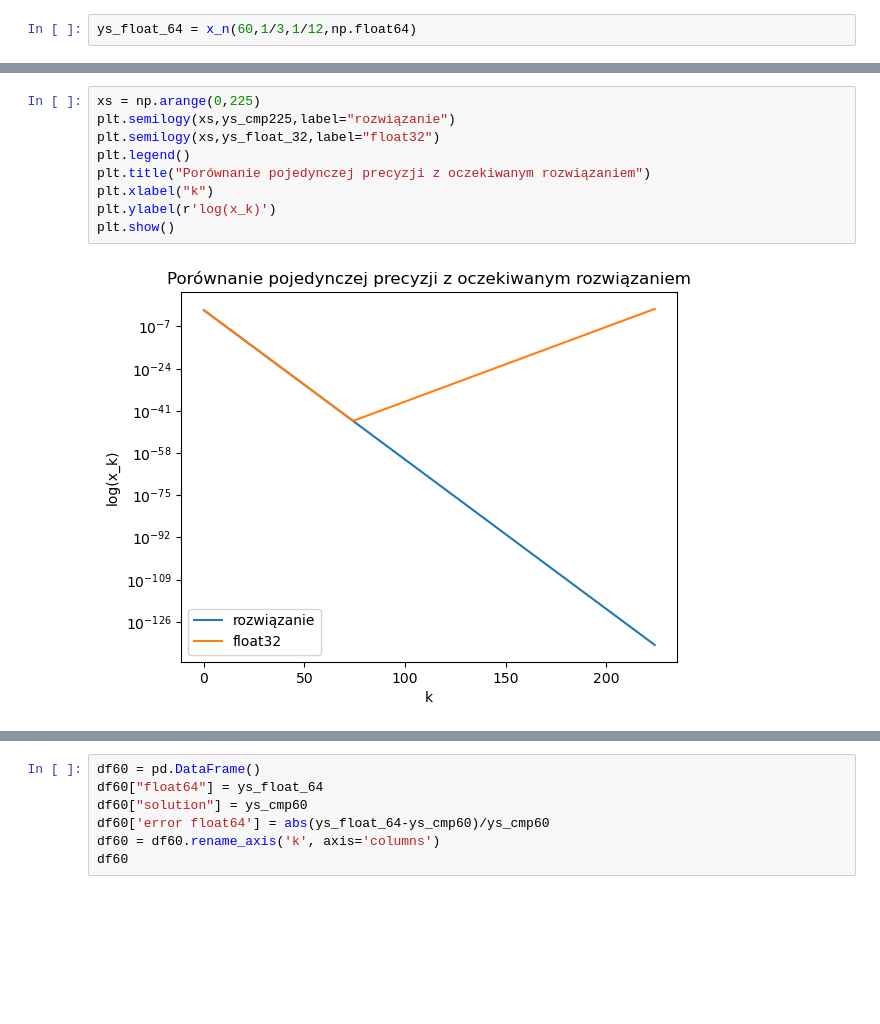
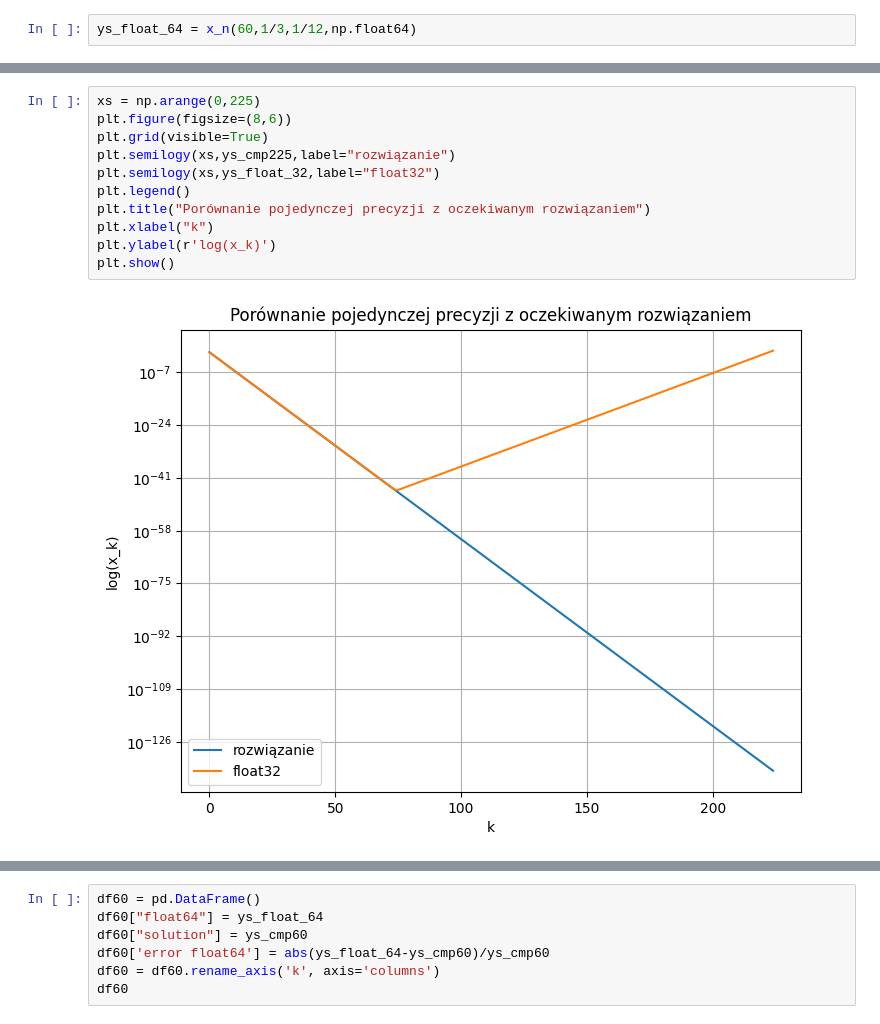
Before and after one commit to domino644/mownit, a Jupyter notebook: lab1/zad2.ipynb, the cells around one changed output, grey strips where cells are left out. Saved outputs shown, nothing was run; the diff lists cells and outputs as text; blank space fills up the shorter version.

```diff
--- a/lab1/zad2.ipynb
+++ b/lab1/zad2.ipynb
@@ -30,13 +38,15 @@ dtype('float64')
 # %%
 xs = np.arange(0,225)
+plt.figure(figsize=(8,6))
+plt.grid(visible=True)
 plt.semilogy(xs,ys_cmp225,label="rozwiązanie")
 plt.semilogy(xs,ys_float_32,label="float32")
 plt.legend()
 plt.title("Porównanie pojedynczej precyzji z oczekiwanym rozwiązaniem")
 plt.xlabel("k")
 plt.ylabel(r'log(x_k)')
 plt.show()
 # %% [output]
-[figure, old version]
+[figure, new version]
 # %%
 xs = np.arange(0,60)
```
Also changed, not shown: parts of 9 cells of this notebook.
